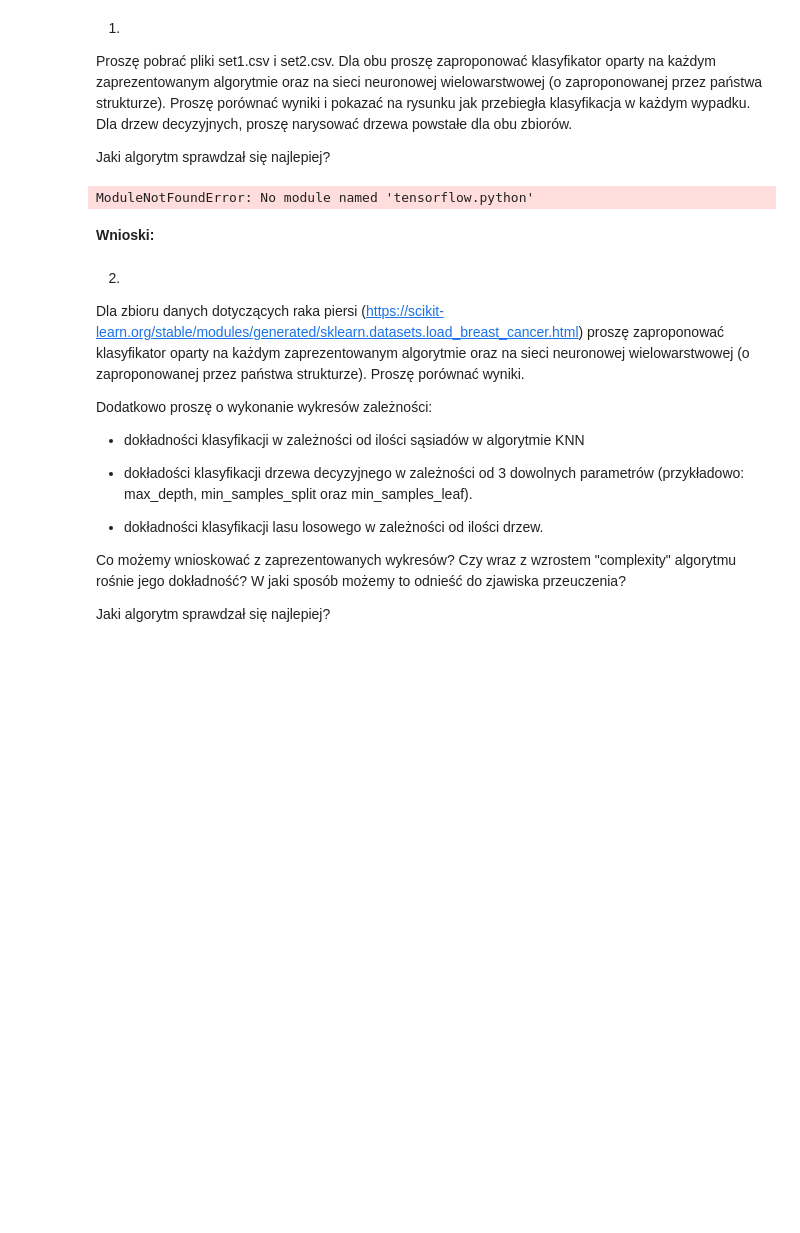
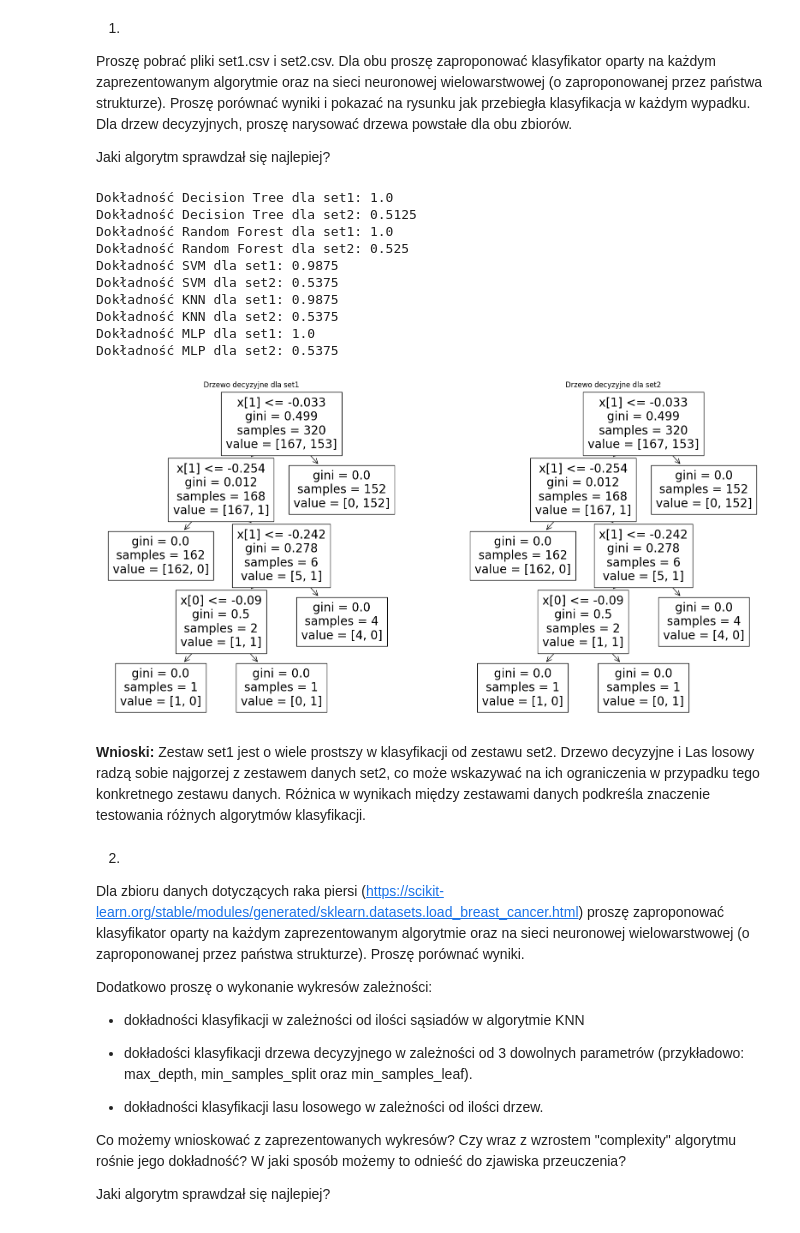
Before and after one commit to AleksanderSieklinski/Computational-Intelligence-Methods, a Jupyter notebook: lab10/lab10.ipynb, the cells around one changed output. Cells and saved outputs as stored; diff of their text form; code cells hidden in the pictures; blank space fills up the shorter version.

```diff
--- a/lab10/lab10.ipynb
+++ b/lab10/lab10.ipynb
@@ -7,67 +7,59 @@ Jaki algorytm sprawdzał się najlepiej?
 # %%
 import pandas as pd
 from sklearn.model_selection import train_test_split
 from sklearn.tree import DecisionTreeClassifier
 from sklearn.ensemble import RandomForestClassifier
 from sklearn.svm import SVC
 from sklearn.neighbors import KNeighborsClassifier
+from sklearn.neural_network import MLPClassifier
 from sklearn.metrics import accuracy_score
-from keras.models import Sequential
-from keras.layers import Dense
 import matplotlib.pyplot as plt
 from sklearn import tree
 
-# Load data
-set1 = pd.read_csv('set1.csv')
-set2 = pd.read_csv('set2.csv')
-
-# Prepare data
-X1 = set1.drop('target', axis=1)
-y1 = set1['target']
-X1_train, X1_test, y1_train, y1_test = train_test_split(X1, y1, test_size=0.2, random_state=42)
-
-X2 = set2.drop('target', axis=1)
-y2 = set2['target']
-X2_train, X2_test, y2_train, y2_test = train_test_split(X2, y2, test_size=0.2, random_state=42)
-
-# Define classifiers
+set1 = pd.read_csv('set1.csv', header=None)
+set2 = pd.read_csv('set2.csv', header=None)
+X1 = set1.drop(2, axis=1)
+y1 = set1[2]
+X1_train, X1_test, y1_train, y1_test = train_test_split(X1, y1, test_size=0.2, random_state=1)
+X2 = set2.drop(2, axis=1)
+y2 = set2[2]
+X2_train, X2_test, y2_train, y2_test = train_test_split(X2, y2, test_size=0.2, random_state=1)
 classifiers = {
     'Decision Tree': DecisionTreeClassifier(),
     'Random Forest': RandomForestClassifier(),
     'SVM': SVC(),
     'KNN': KNeighborsClassifier(),
-    'Neural Network': Sequential([
-        Dense(32, activation='relu', input_shape=(X1_train.shape[1],)),
-        Dense(32, activation='relu'),
-        Dense(1, activation='sigmoid')
-    ])
+    'MLP': MLPClassifier(hidden_layer_sizes=(32, 32), max_iter=500)
 }
-
-# Train and evaluate classifiers
 for name, clf in classifiers.items():
-    if name == 'Neural Network':
-        clf.compile(optimizer='adam', loss='binary_crossentropy', metrics=['accuracy'])
-        clf.fit(X1_train, y1_train, epochs=10, batch_size=32)
-        y1_pred = (clf.predict(X1_test) > 0.5).astype("int32")
-        y2_pred = (clf.predict(X2_test) > 0.5).astype("int32")
-    else:
-        clf.fit(X1_train, y1_train)
-        y1_pred = clf.predict(X1_test)
-        y2_pred = clf.predict(X2_test)
-    print(f'{name} accuracy for set1: {accuracy_score(y1_test, y1_pred)}')
-    print(f'{name} accuracy for set2: {accuracy_score(y2_test, y2_pred)}')
-
-# Plot decision trees
+    clf.fit(X1_train, y1_train)
+    y1_pred = clf.predict(X1_test)
+    y2_pred = clf.predict(X2_test)
+    print(f'Dokładność {name} dla set1: {accuracy_score(y1_test, y1_pred)}')
+    print(f'Dokładność {name} dla set2: {accuracy_score(y2_test, y2_pred)}')
 fig, ax = plt.subplots(1, 2, figsize=(20, 10))
 tree.plot_tree(classifiers['Decision Tree'], ax=ax[0])
-ax[0].set_title('Decision Tree for set1')
+ax[0].set_title('Drzewo decyzyjne dla set1')
 tree.plot_tree(classifiers['Decision Tree'], ax=ax[1])
-ax[1].set_title('Decision Tree for set2')
+ax[1].set_title('Drzewo decyzyjne dla set2')
 plt.show()
 # %% [output]
-ModuleNotFoundError: No module named 'tensorflow.python'
+Dokładność Decision Tree dla set1: 1.0
+Dokładność Decision Tree dla set2: 0.5125
+Dokładność Random Forest dla set1: 1.0
+Dokładność Random Forest dla set2: 0.525
+Dokładność SVM dla set1: 0.9875
+Dokładność SVM dla set2: 0.5375
+Dokładność KNN dla set1: 0.9875
+Dokładność KNN dla set2: 0.5375
+Dokładność MLP dla set1: 1.0
+Dokładność MLP dla set2: 0.5375
+[figure, added]
-# %% [markdown]
-**Wnioski:**
+# %% [markdown]
+**Wnioski:**
+Zestaw set1 jest o wiele prostszy w klasyfikacji od zestawu set2.
+Drzewo decyzyjne i Las losowy radzą sobie najgorzej z zestawem danych set2, co może wskazywać na ich ograniczenia w przypadku tego konkretnego zestawu danych.
+Różnica w wynikach między zestawami danych podkreśla znaczenie testowania różnych algorytmów klasyfikacji.
 # %% [markdown]
 2.
 
```
Also changed, not shown: parts of 3 cells of this notebook, 1 other file.
